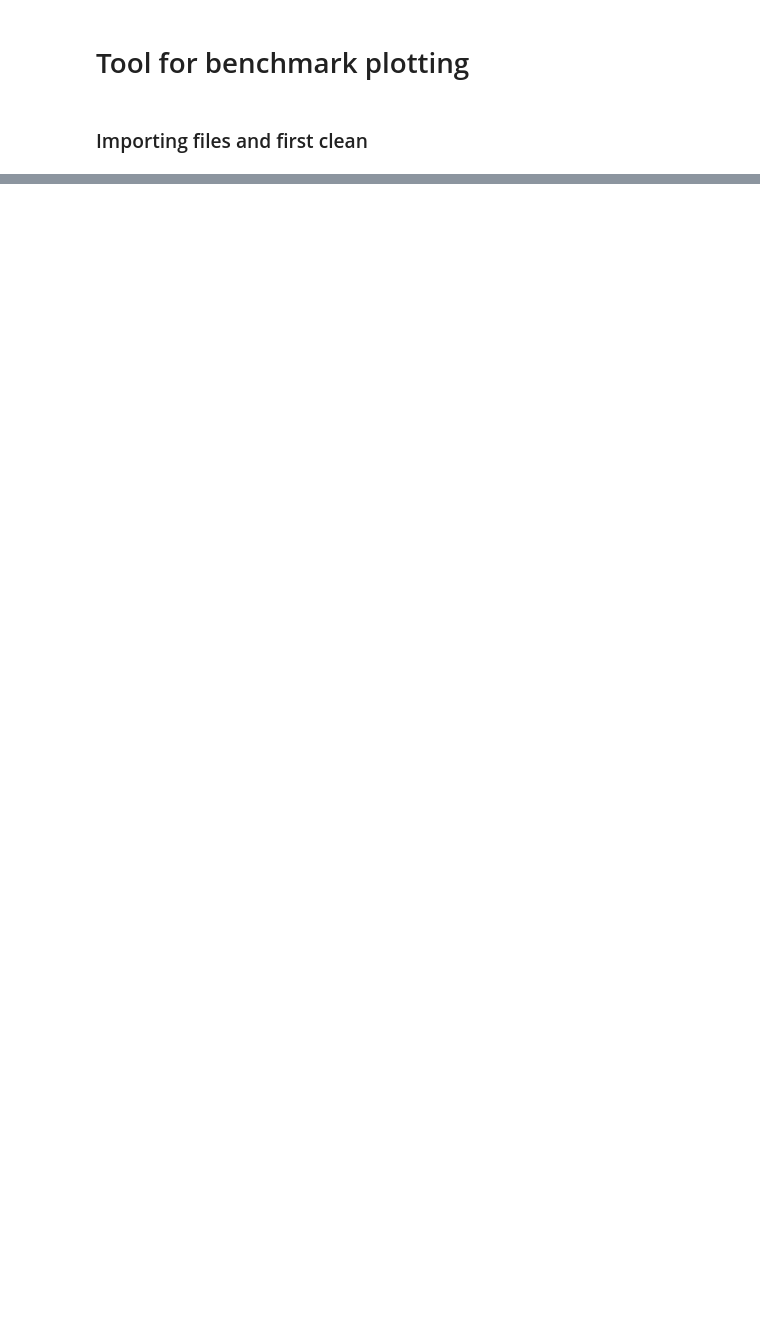
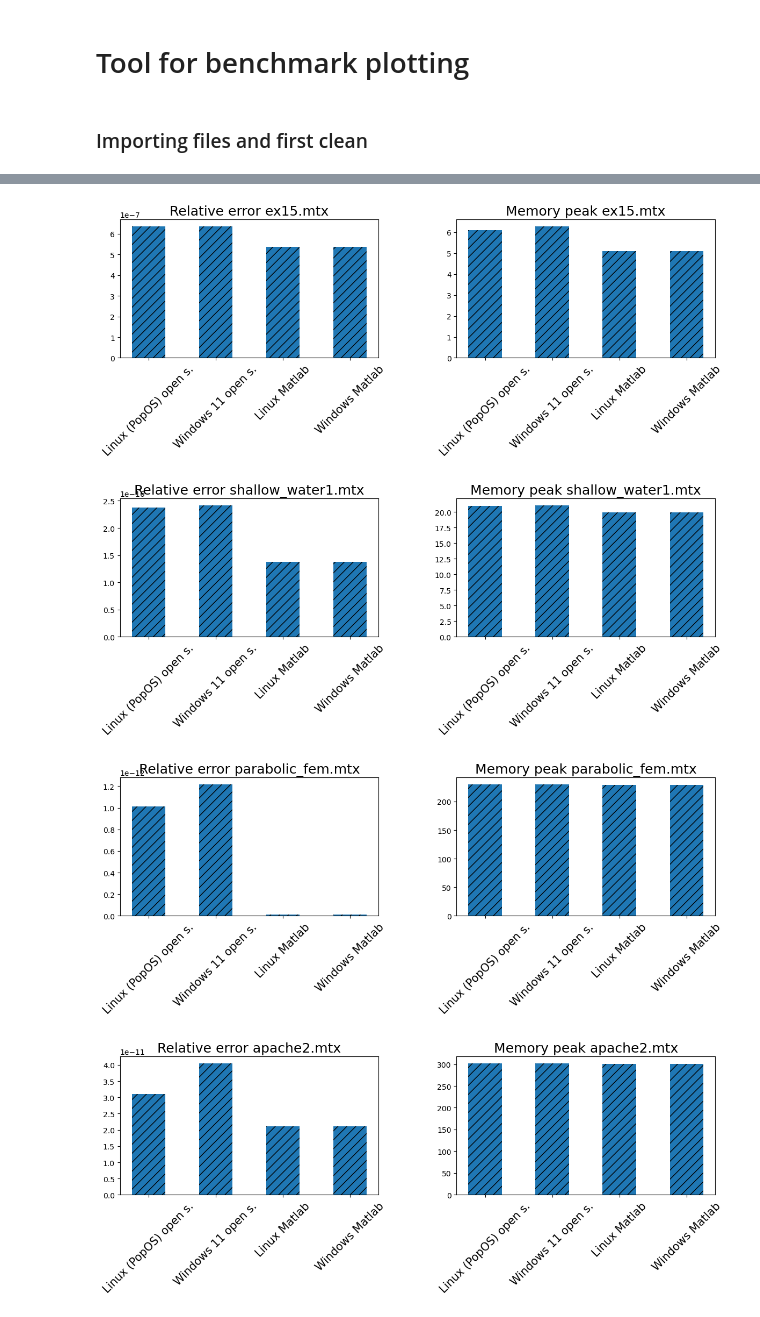
Before and after one commit to DanielSc4/numerical-algorithms-for-mathematical-modeling, a Jupyter notebook: Progetto linear algebra/plot_gen.ipynb, the cells around one changed output, grey strips where cells are left out. Saved outputs shown, nothing was run; the diff lists cells and outputs as text; code cells hidden in the pictures; blank space fills up the shorter version.

```diff
--- a/Progetto linear algebra/plot_gen.ipynb
+++ b/Progetto linear algebra/plot_gen.ipynb
@@ -26,0 +218,30 @@ A
+# %%
+for matrixL, matrixW, matrixML, matrixMW in zip(benchmarks['Linux_4_luglio_2'], benchmarks['Windows_4_luglio'], benchmarks['MatlabWindows_'], benchmarks['MatlabLinux_']):
+    labels = ['Linux (PopOS) open s.', 'Windows 11 open s.', 'Linux Matlab', 'Windows Matlab']
+    error = [matrixL['relative_error'], matrixW['relative_error'], matrixML['relative_error'], matrixMW['relative_error']]
+    memory = [matrixL['memory_peak'], matrixW['memory_peak'], matrixML['memory_peak'], matrixMW['memory_peak']]
+
+    x = np.arange(len(labels))
+    width = 0.5
+
+    plt.figure(figsize=(12,5))
+
+    plt.subplot(121)
+    plt.title(f'Relative error {matrixL["matrix"]}', fontsize=18)
+    plt.bar(x, error, width, label='test1', hatch='//')
+    plt.xticks([0, 1, 2, 3], labels, fontsize=15, rotation = 45)
+
+    plt.subplot(122)
+    plt.title(f'Memory peak {matrixL["matrix"]}', fontsize=18)
+    plt.bar(x, memory, width, hatch='//')
+    plt.xticks([0, 1, 2, 3], labels, fontsize=15, rotation = 45)
+
+    #plt.figlegend(loc='upper right', ncol=1, labelspacing=0.5, fontsize=14, bbox_to_anchor=(1.11, 0.9))
+    plt.tight_layout(w_pad=6)
+
+    plt.show()
+# %% [output]
+[figure, added]
+[figure, added]
+[figure, added]
+[figure, added]
```
Also changed, not shown: parts of 12 cells of this notebook, 4 other files.
